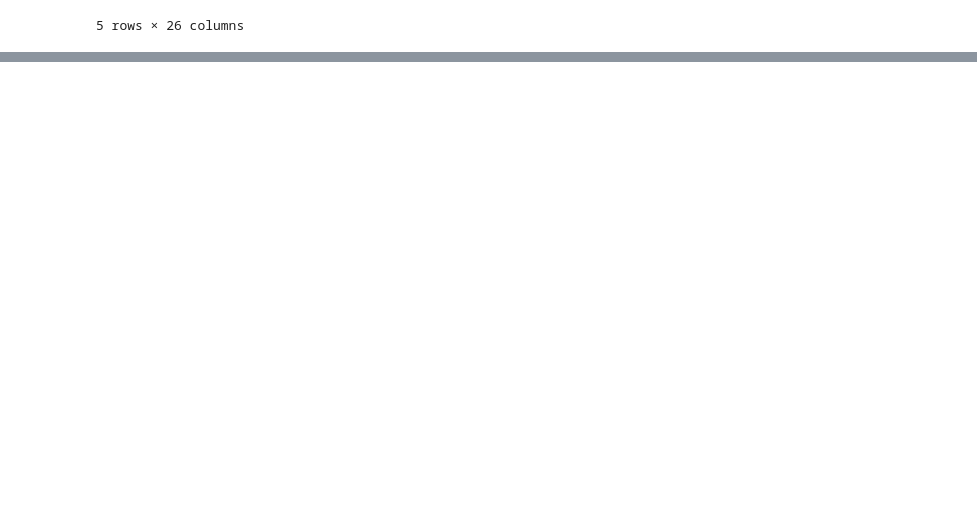
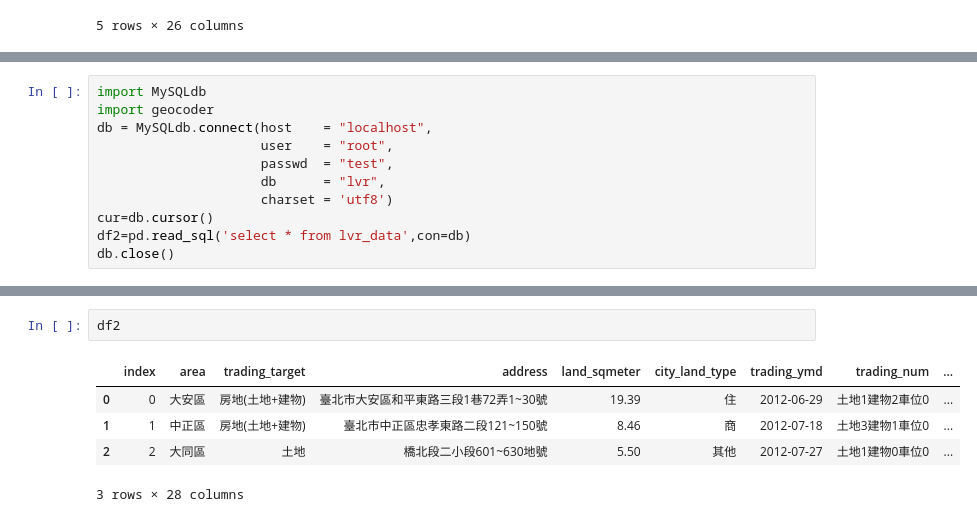
Before and after one commit to ywchiu/pyfintech2, a Jupyter notebook: 20161014Demo.ipynb, the cells around one changed output, grey strips where cells are left out. Cells and saved outputs as stored; diff of their text form; blank space fills up the shorter version.

Commit message:
add geocoder

```diff
--- a/20161014Demo.ipynb
+++ b/20161014Demo.ipynb
@@ -69,0 +94,11 @@ df2.head()
+# %%
+import MySQLdb
+import geocoder
+db = MySQLdb.connect(host    = "localhost",
+                     user    = "root",
+                     passwd  = "test",
+                     db      = "lvr",
+                     charset = 'utf8')
+cur=db.cursor()
+df2=pd.read_sql('select * from lvr_data',con=db)
+db.close()
@@ -69,0 +128,8 @@ df2.head()
+# %%
+df2
+# %% [output]
+|  | index | area | trading_target | address | land_sqmeter | city_land_type | trading_ymd | trading_num | ... |
+| 0 | 0 | 大安區 | 房地(土地+建物) | 臺北市大安區和平東路三段1巷72弄1~30號 | 19.39 | 住 | 2012-06-29 | 土地1建物2車位0 | ... |
+| 1 | 1 | 中正區 | 房地(土地+建物) | 臺北市中正區忠孝東路二段121~150號 | 8.46 | 商 | 2012-07-18 | 土地3建物1車位0 | ... |
+| 2 | 2 | 大同區 | 土地 | 橋北段二小段601~630地號 | 5.50 | 其他 | 2012-07-27 | 土地1建物0車位0 | ... |
+3 rows × 28 columns
```
Also changed, not shown: parts of 5 cells of this notebook.
